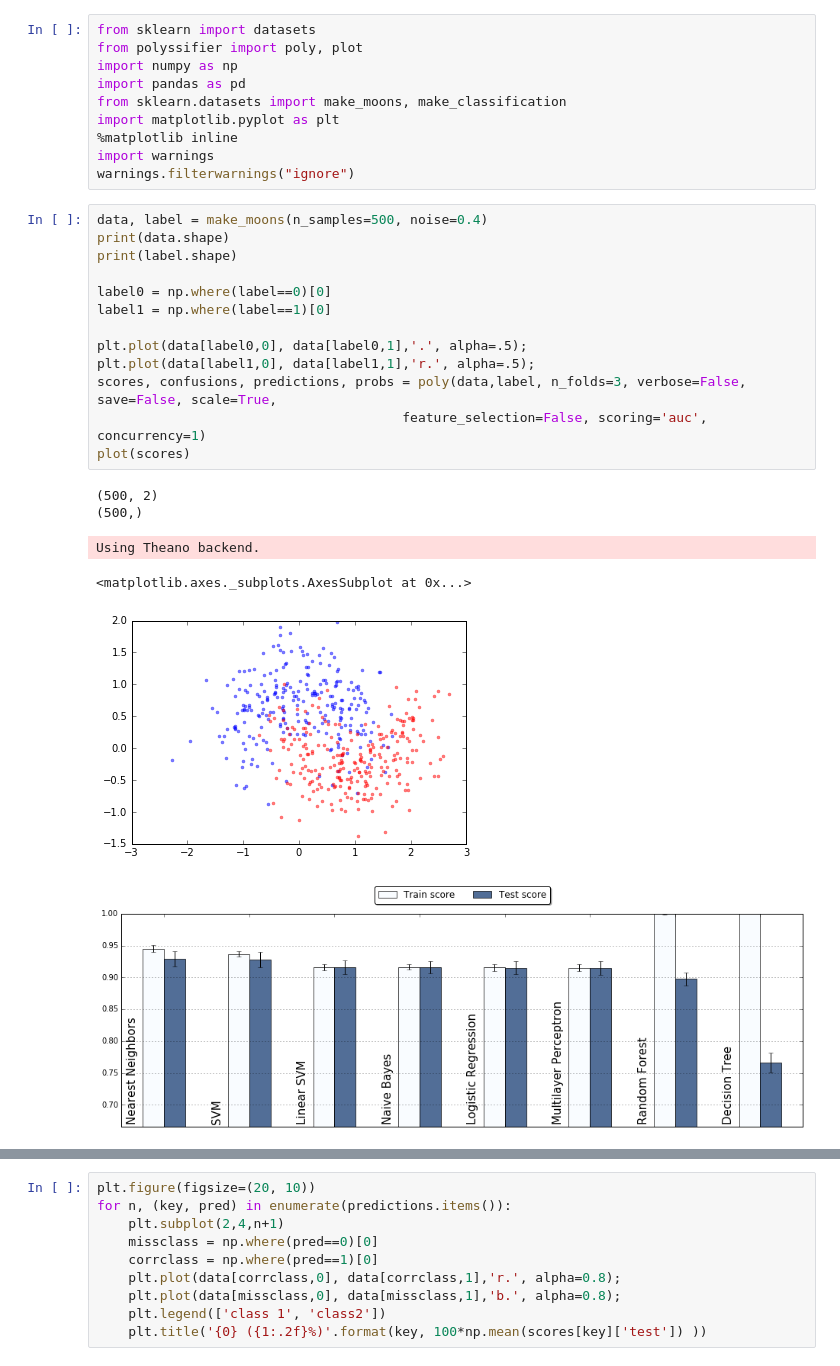
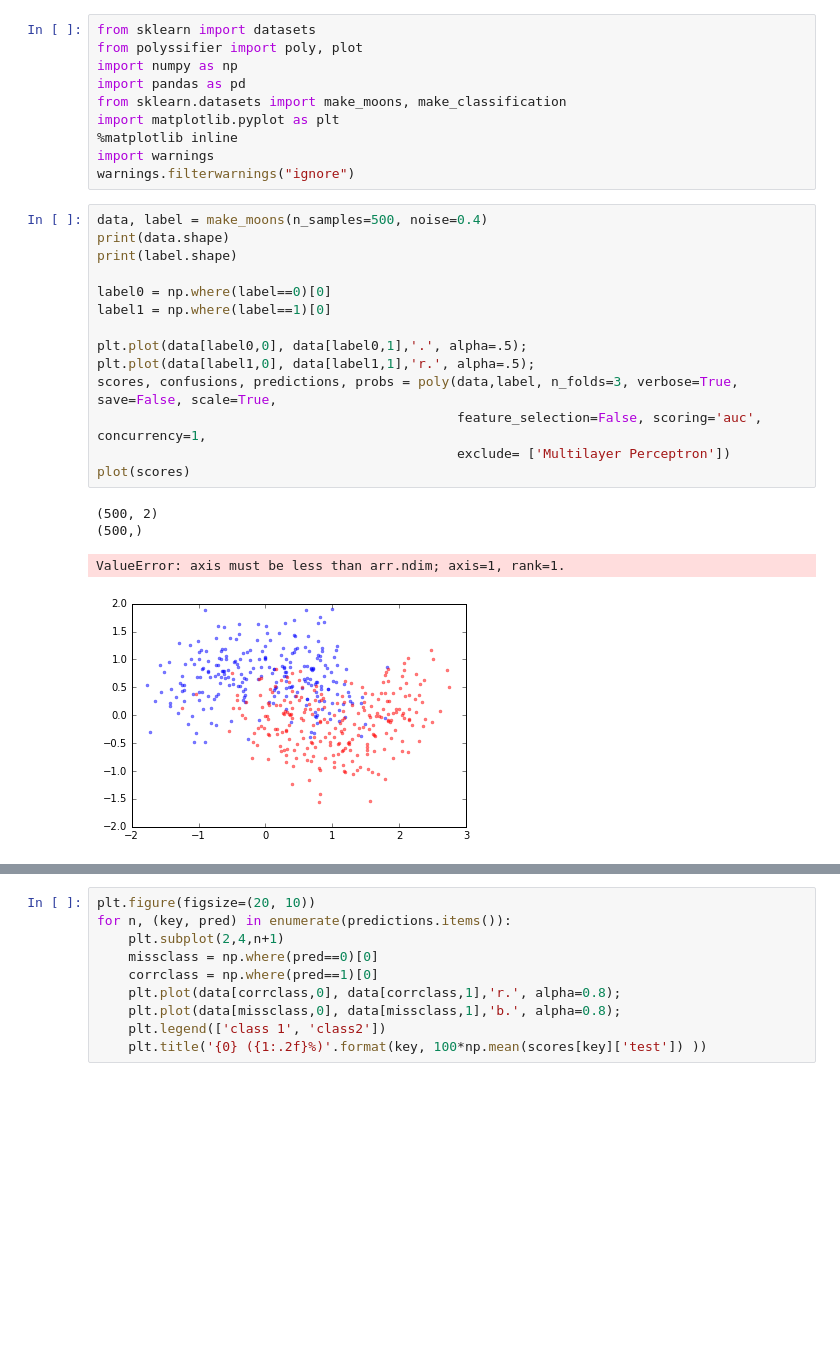
Before and after one commit to alvarouc/polyssifier, a Jupyter notebook: sample/example.ipynb, the cells around one changed output, grey strips where cells are left out. Cells and saved outputs as stored; diff of their text form; blank space fills up the shorter version.

```diff
--- a/sample/example.ipynb
+++ b/sample/example.ipynb
@@ -11,22 +11,21 @@ warnings.filterwarnings("ignore")
 # %%
 data, label = make_moons(n_samples=500, noise=0.4)
 print(data.shape)
 print(label.shape)
 
 label0 = np.where(label==0)[0]
 label1 = np.where(label==1)[0]
 
 plt.plot(data[label0,0], data[label0,1],'.', alpha=.5);
 plt.plot(data[label1,0], data[label1,1],'r.', alpha=.5);
-scores, confusions, predictions, probs = poly(data,label, n_folds=3, verbose=False, save=False, scale=True,
-                                       feature_selection=False, scoring='auc', concurrency=1)
+scores, confusions, predictions, probs = poly(data,label, n_folds=3, verbose=True, save=False, scale=True,
+                                              feature_selection=False, scoring='auc', concurrency=1,
+                                              exclude= ['Multilayer Perceptron'])
 plot(scores)
 # %% [output]
 (500, 2)
 (500,)
-Using Theano backend.
+ValueError: axis must be less than arr.ndim; axis=1, rank=1.
-<matplotlib.axes._subplots.AxesSubplot at 0x...>
-[figure, old version]
+[figure, new version]
-[figure, removed]
 # %%
 scores
```
Also changed, not shown: parts of 1 cell of this notebook, 3 other files.
